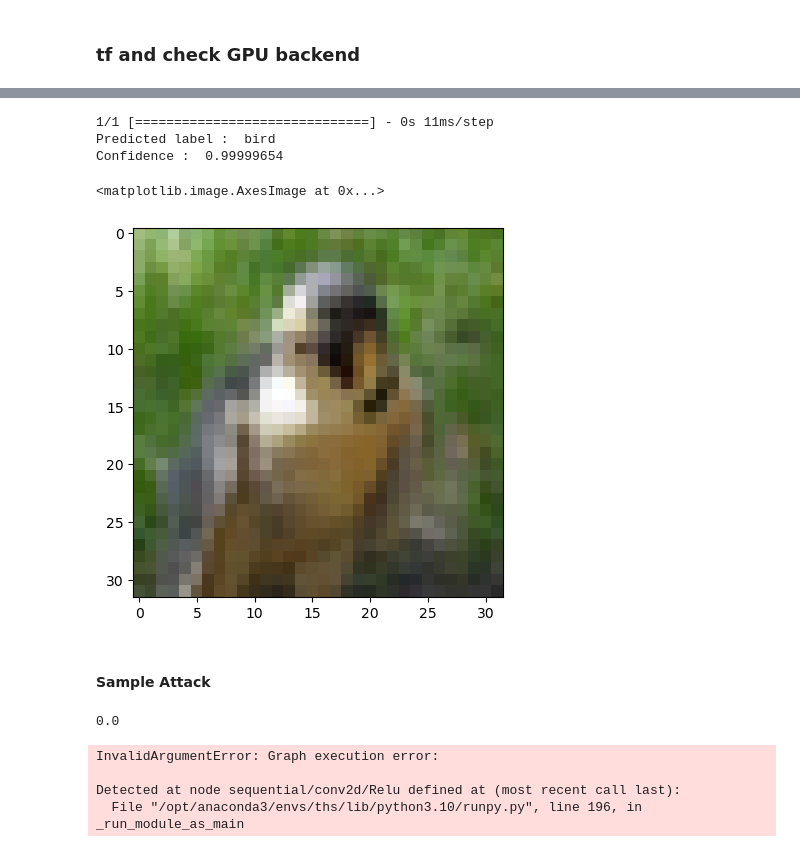
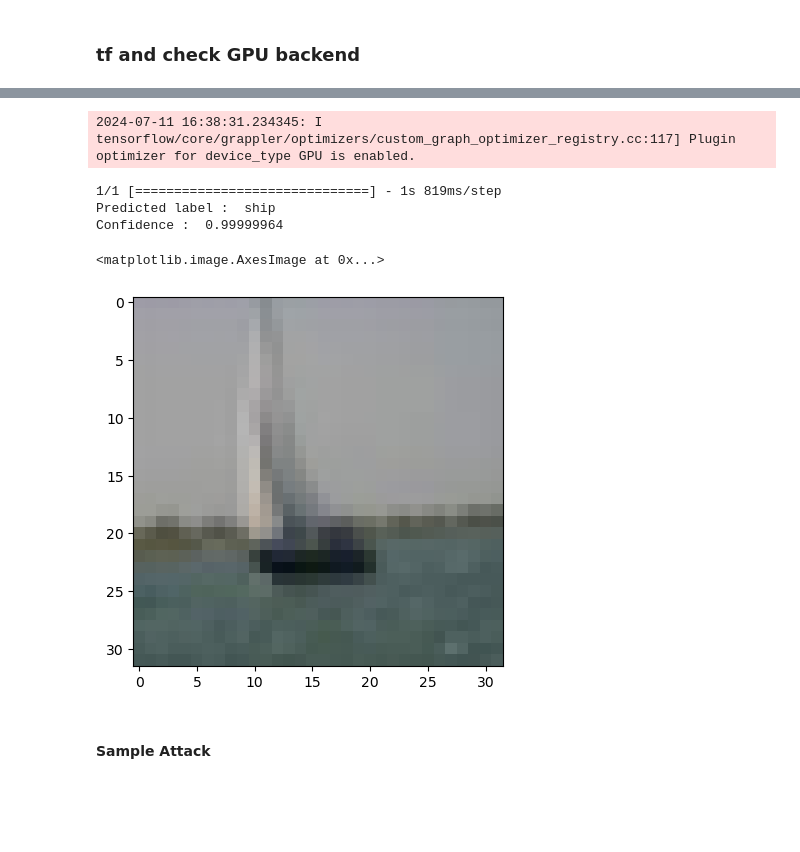
Before and after one commit to tharhtetsan/ML-in-Prod-batch-1, a Jupyter notebook: 8_advance_ai/adversarial_attacks/one_pixel_attack/one_pixel_attack_cifar10.ipynb, the cells around one changed output, grey strips where cells are left out. Saved outputs shown, nothing was run; the diff lists cells and outputs as text; code cells hidden in the pictures; blank space fills up the shorter version.

Commit message:
add attack

```diff
--- a/8_advance_ai/adversarial_attacks/one_pixel_attack/one_pixel_attack_cifar10.ipynb
+++ b/8_advance_ai/adversarial_attacks/one_pixel_attack/one_pixel_attack_cifar10.ipynb
@@ -184,0 +176,3 @@ Epoch 20/20
+# %%
+model = tf.keras.models.load_model("resnet.h5")
+model.summary()
@@ -195,24 +209,25 @@ plt.show()
 # %%
-image_id = 384
+image_id = 55
 pixel = np.array([16, 13,  25, 48, 156])
 
 test_img = x_test[image_id]
 reshaped_img = np.array([test_img])
 
 true_class = y_test[image_id, 0]
 
 
 prior_confidence = model.predict(reshaped_img,batch_size =1)[0]
 result_index = (np.argmax(prior_confidence))
 print("Predicted label : ",class_names[result_index])
 print("Confidence : ",prior_confidence[result_index])
 plt.imshow(test_img)
 # %% [output]
-1/1 [==============================] - 0s 11ms/step
-Predicted label :  bird
-Confidence :  0.99999654
+2024-07-11 16:38:31.234345: I tensorflow/core/grappler/optimizers/custom_graph_optimizer_registry.cc:117] Plugin optimizer for device_type GPU is enabled.
-<matplotlib.image.AxesImage at 0x...>
+1/1 [==============================] - 1s 819ms/step
+Predicted label :  ship
+Confidence :  0.99999964
+<matplotlib.image.AxesImage at 0x...>
-[figure, old version]
+[figure, new version]
 # %% [markdown]
 #### Sample Attack
 # %%
@@ -238,20 +256,2 @@ def attack_success(x, img, target_class, model, targeted_attack=False, verbose=F
         return True
     # NOTE: return None otherwise (not False), due to how Scipy handles its callback function
-# %%
-image_id = 541
-pixel = np.array([17, 18, 185, 36, 215])
-
-
-true_class = y_test[image_id]
-print(true_class)
-prior_confidence = model.predict(x_test[image_id],batch_size =1)[true_class]
-success = attack_success(pixel, x_test[image_id], true_class, model, verbose=True)
-
-print('Prior confidence', prior_confidence)
-print('Attack success:', success == True)
-# %% [output]
-0.0
-InvalidArgumentError: Graph execution error:
-
-Detected at node sequential/conv2d/Relu defined at (most recent call last):
-  File "/opt/anaconda3/envs/ths/lib/python3.10/runpy.py", line 196, in _run_module_as_main
```
Also changed, not shown: parts of 19 cells of this notebook, 5 other files.
